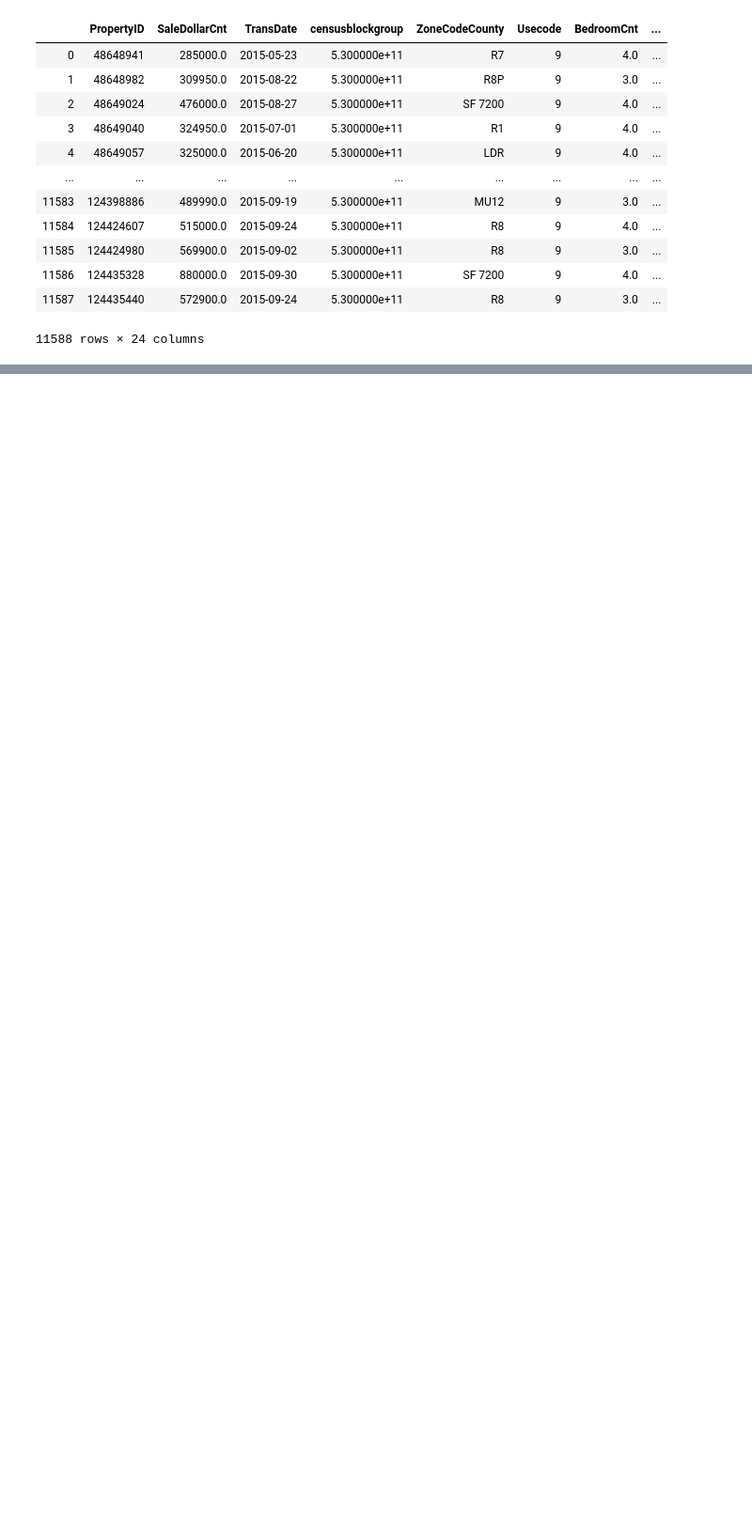
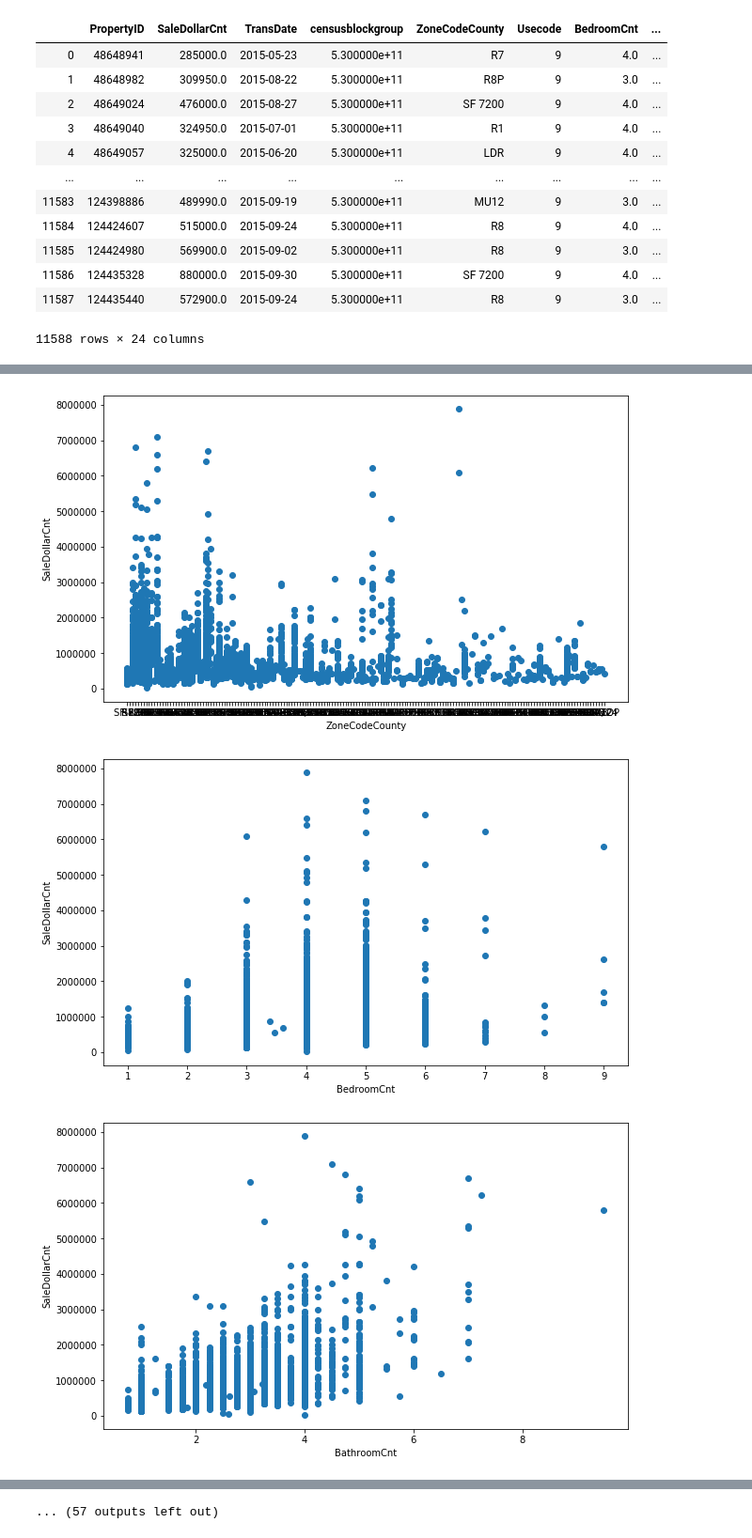
Before and after one commit to jakecwagner/predict-homePrice, a Jupyter notebook: ZestimateOut.ipynb, the cells around one changed output, grey strips where cells are left out. Shown at 94% size. Drawn from its saved outputs; the diff is of its cells as text; code cells hidden in the pictures; blank space fills up the shorter version.

```diff
--- a/ZestimateOut.ipynb
+++ b/ZestimateOut.ipynb
@@ -190,0 +201,12 @@ xTest = dataPrep(dfTest)[0]
+# %%
+# # scatter plots
+for var in xTrain.drop(['FIPS','tractFIPS'],axis=1):
+    fig, ax = plt.subplots(figsize=(10,6))
+    ax.scatter(xTrain[var], yTrain)
+    ax.set_xlabel(var)
+    ax.set_ylabel('SaleDollarCnt')
+    plt.show()
+# %% [output]
+[figure, added]
+[figure, added]
+[figure, added]
@@ -191,3 +222,4 @@ xTest = dataPrep(dfTest)[0]
+... (57 outputs left out)
 # %%
 #prep for pipeline and define some utility functions
 from sklearn.metrics import mean_squared_error, r2_score, mean_squared_error
```
Also changed, not shown: parts of 9 cells of this notebook.
